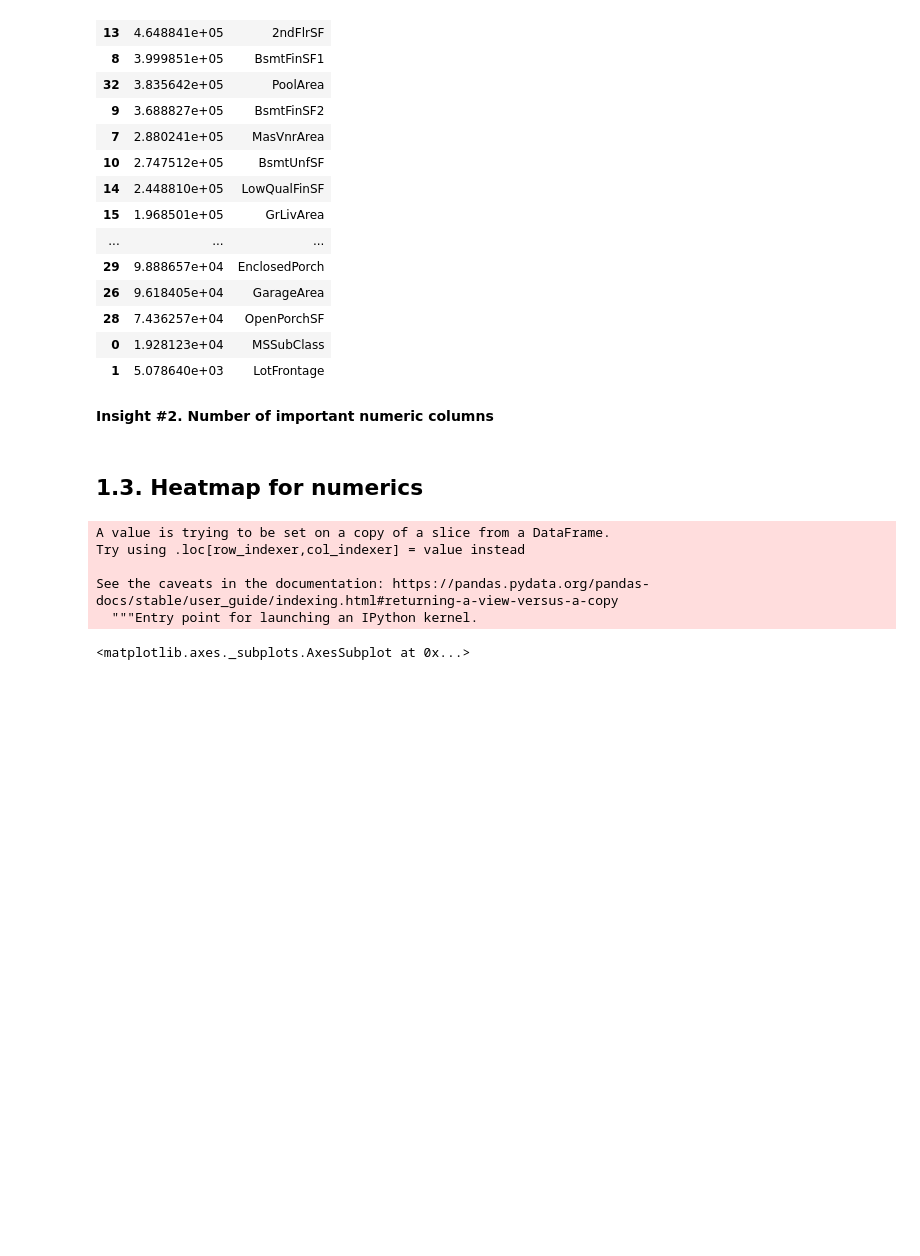
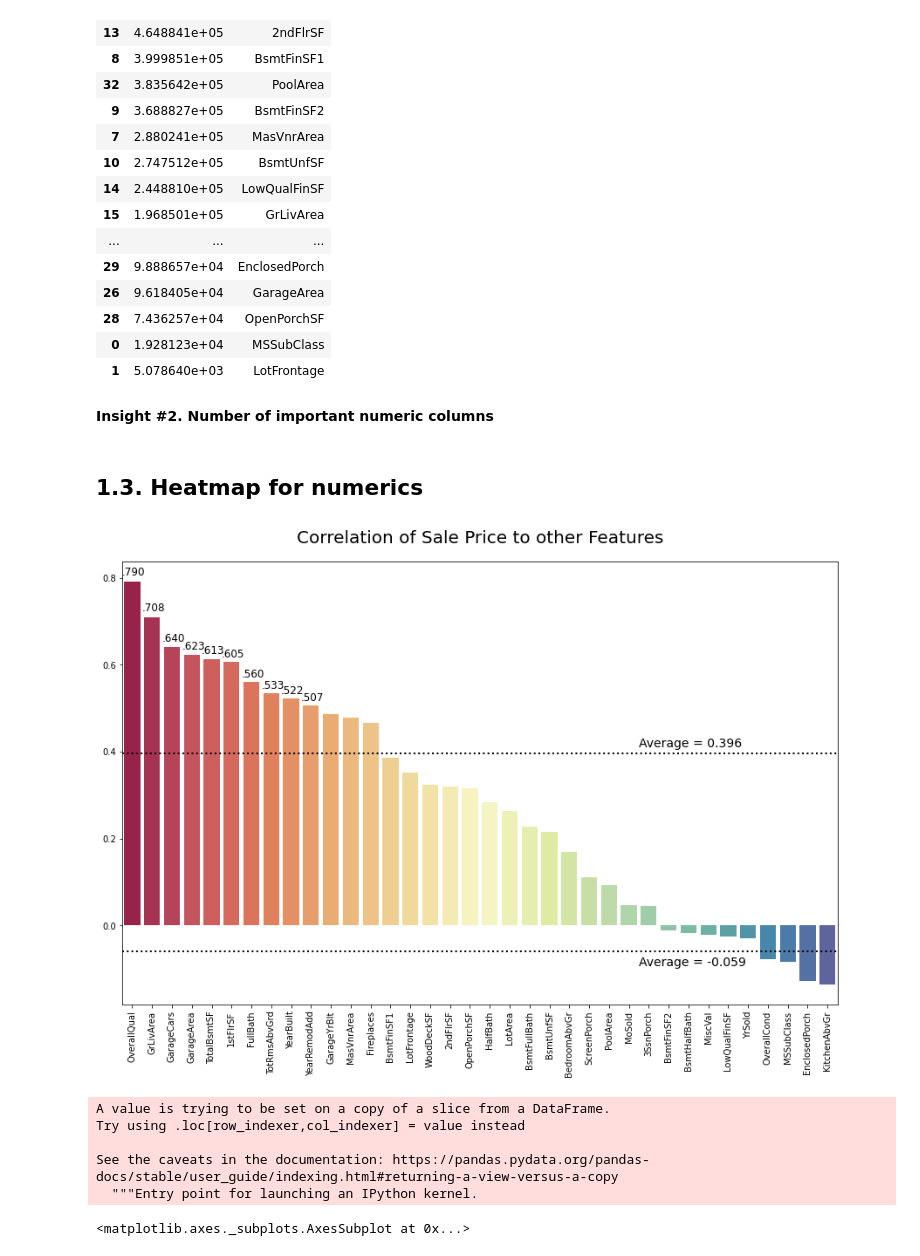
Before and after one commit to PashaIanko/Kaggle.HousePrices, a Jupyter notebook: House_Prices.ipynb, the cells around one changed output. Drawn from its saved outputs; the diff is of its cells as text; code cells hidden in the pictures; blank space fills up the shorter version.

```diff
--- a/House_Prices.ipynb
+++ b/House_Prices.ipynb
@@ -289,6 +289,27 @@ feature_scores.nlargest(select_k_numerics, 'Scores')
 **Insight #2. Number of important numeric columns**
 # %% [markdown]
 ## **1.3. Heatmap for numerics**
+# %%
+corrs = train.drop('SalePrice',axis=1).corrwith(train['SalePrice']).sort_values(ascending=False)
+
+fig,axes=plt.subplots(1,1,figsize=(12,9))
+axes.axhline(corrs[corrs>0].mean(), ls=':',color='black',linewidth=2)
+axes.text(25.5,corrs[corrs>0].mean()+.015, "Average = {:.3f}".format(corrs[corrs>0].mean()),color='black',size=14)
+axes.axhline(corrs[corrs<0].mean(), ls=':',color='black',linewidth=2)
+axes.text(25.5,corrs[corrs<0].mean()-.035, "Average = {:.3f}".format(corrs[corrs<0].mean()),color='black',size=14)
+sns.barplot(y=corrs,x=corrs.index,palette='Spectral')
+plt.title('Correlation of Sale Price to other Features',size=20,color='black',y=1.03)
+plt.xticks(rotation=90)
+for p in axes.patches:
+            value = p.get_height()
+            if value <=.5:
+                continue
+            x = p.get_x() + p.get_width()-.9
+            y = p.get_y() + p.get_height()+(.02*value)
+            axes.text(x, y, str(value)[1:5], ha="left",fontsize=12,color='#000000')
+plt.tight_layout()
+# %% [output]
+[figure, added]
 # %%
 train_numeric['SalePrice'] = target
 corr_matrix = train_numeric.corr()
```
Also changed, not shown: parts of 1 cell of this notebook.
